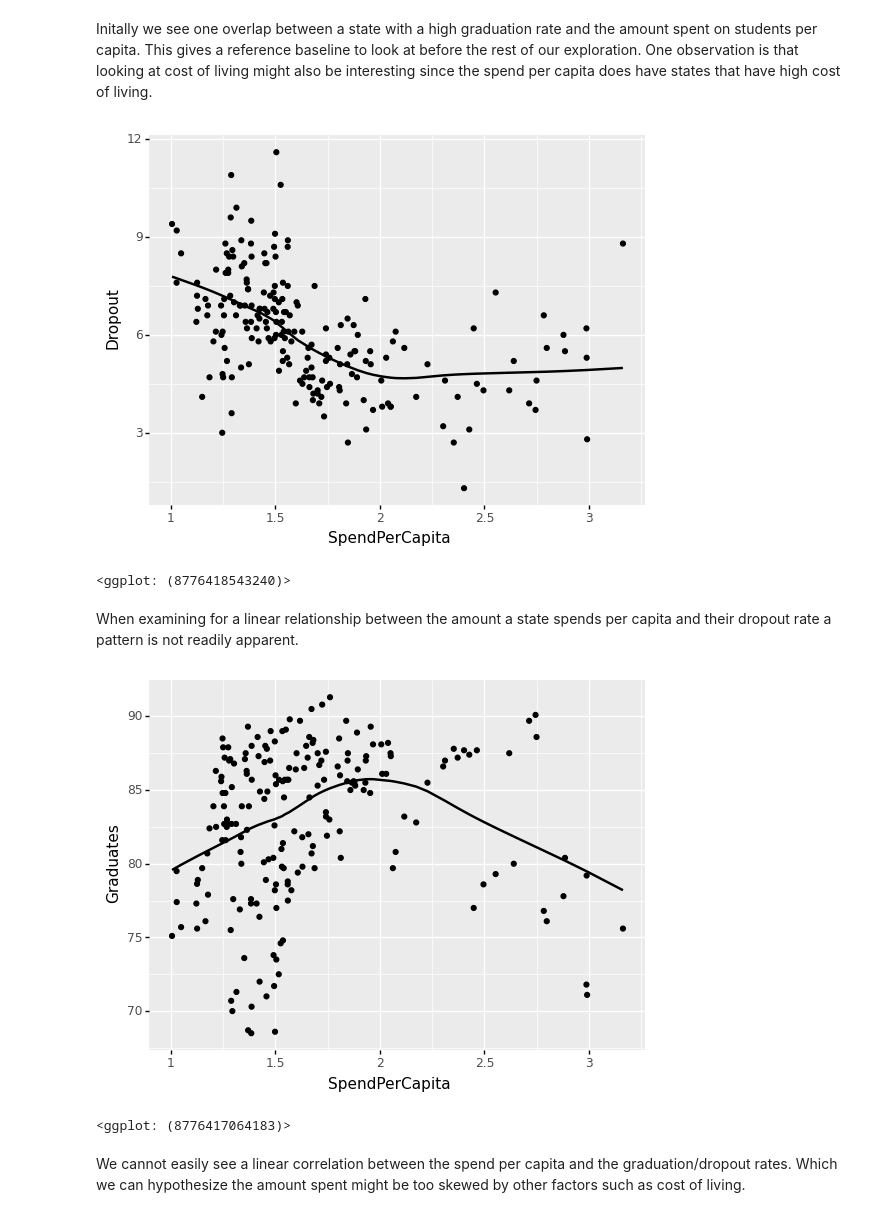
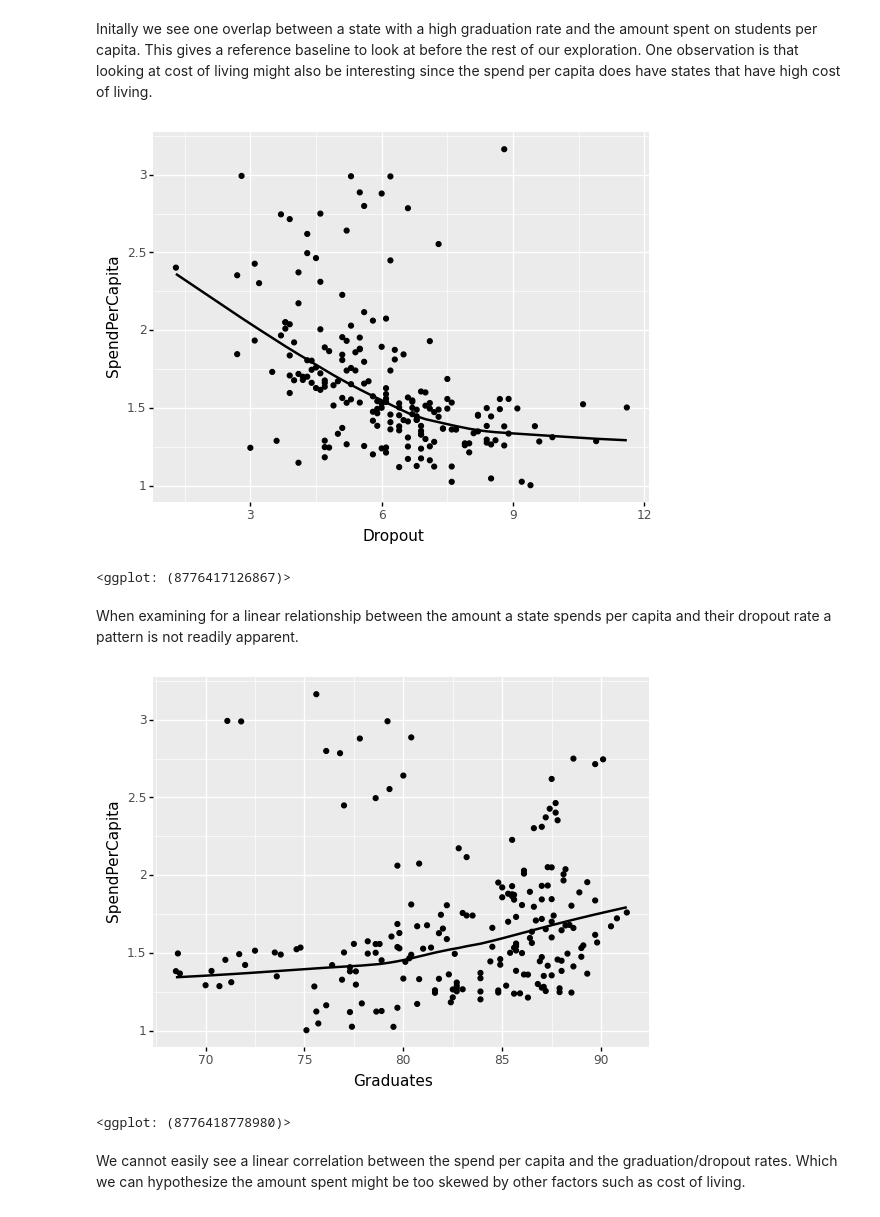
Before and after one commit to shayleelaura/Independent_Capstone, a Jupyter notebook: State Student Spending Case Study.ipynb, the cells around one changed output. Cells and saved outputs as stored; diff of their text form; code cells hidden in the pictures.

```diff
--- a/State Student Spending Case Study.ipynb
+++ b/State Student Spending Case Study.ipynb
@@ -717,17 +717,17 @@ Name: SpendPerCapita, dtype: float64
 # %% [markdown]
 Initally we see one overlap between a state with a high graduation rate and the amount spent on students per capita. This gives a reference baseline to look at before the rest of our exploration. One observation is that looking at cost of living might also be interesting since the spend per capita does have states that have high cost of living.
 # %%
-ggplot(keyYears, aes(x = 'SpendPerCapita', y = 'Dropout')) + geom_point(stat = 'identity') + stat_smooth()
+ggplot(keyYears, aes(x = 'Dropout', y = 'SpendPerCapita')) + geom_point(stat = 'identity') + stat_smooth()
 # %% [output]
-[figure, old version]
+[figure, new version]
-<ggplot: (8776418543240)>
+<ggplot: (8776417126867)>
 # %% [markdown]
 When examining for a linear relationship between the amount a state spends per capita and their dropout rate a pattern is not readily apparent.
 # %%
-ggplot(keyYears, aes(x = 'SpendPerCapita', y = 'Graduates')) + geom_point(stat = 'identity') + stat_smooth()
+ggplot(keyYears, aes(x = 'Graduates', y = 'SpendPerCapita')) + geom_point(stat = 'identity') + stat_smooth()
 # %% [output]
-[figure, old version]
+[figure, new version]
-<ggplot: (8776417064183)>
+<ggplot: (8776418778980)>
 # %% [markdown]
 We cannot easily see a linear correlation between the spend per capita and the graduation/dropout rates. Which we can hypothesize the amount spent might be too skewed by other factors such as cost of living.
 # %%
```
Also changed, not shown: parts of 11 cells of this notebook.
